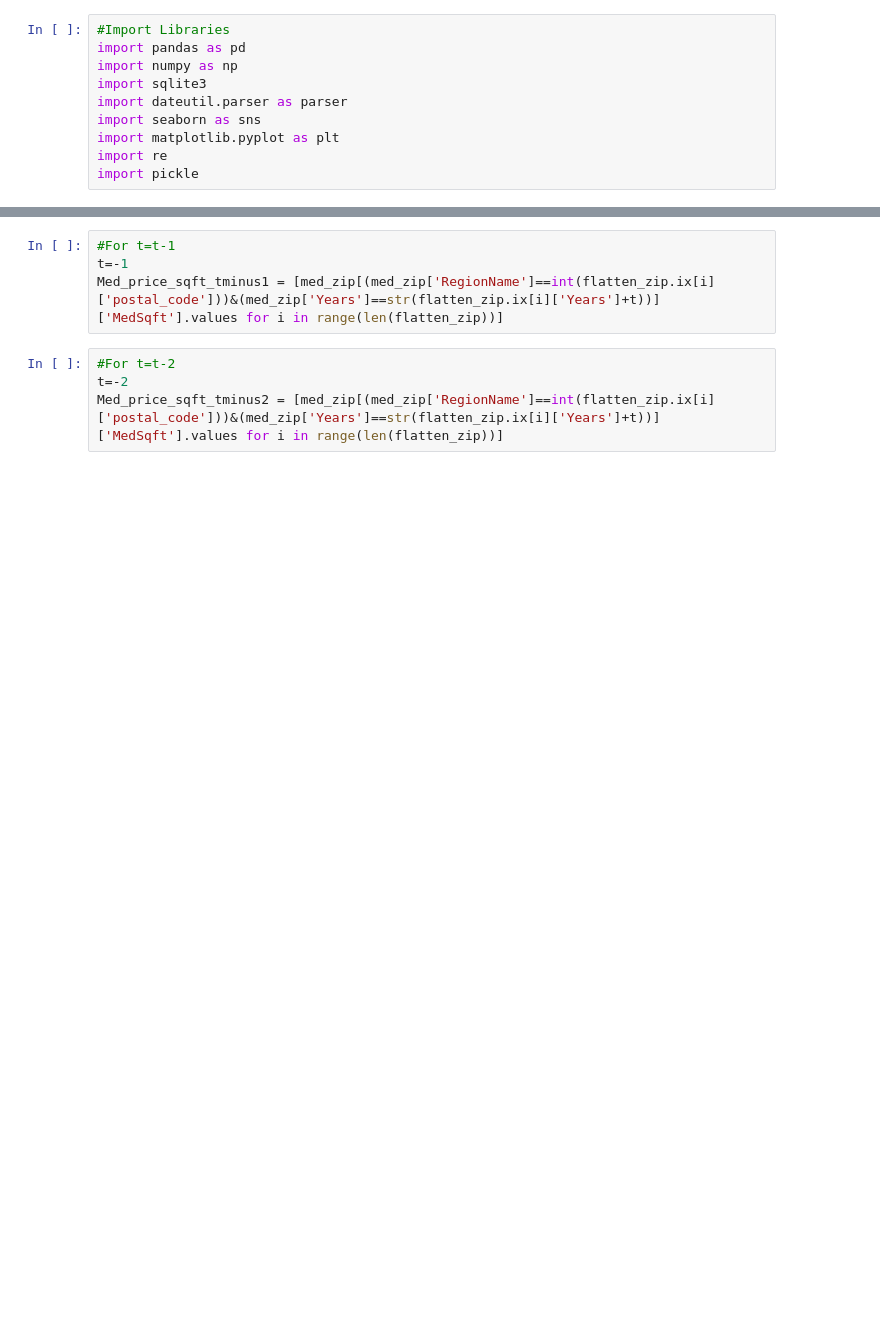
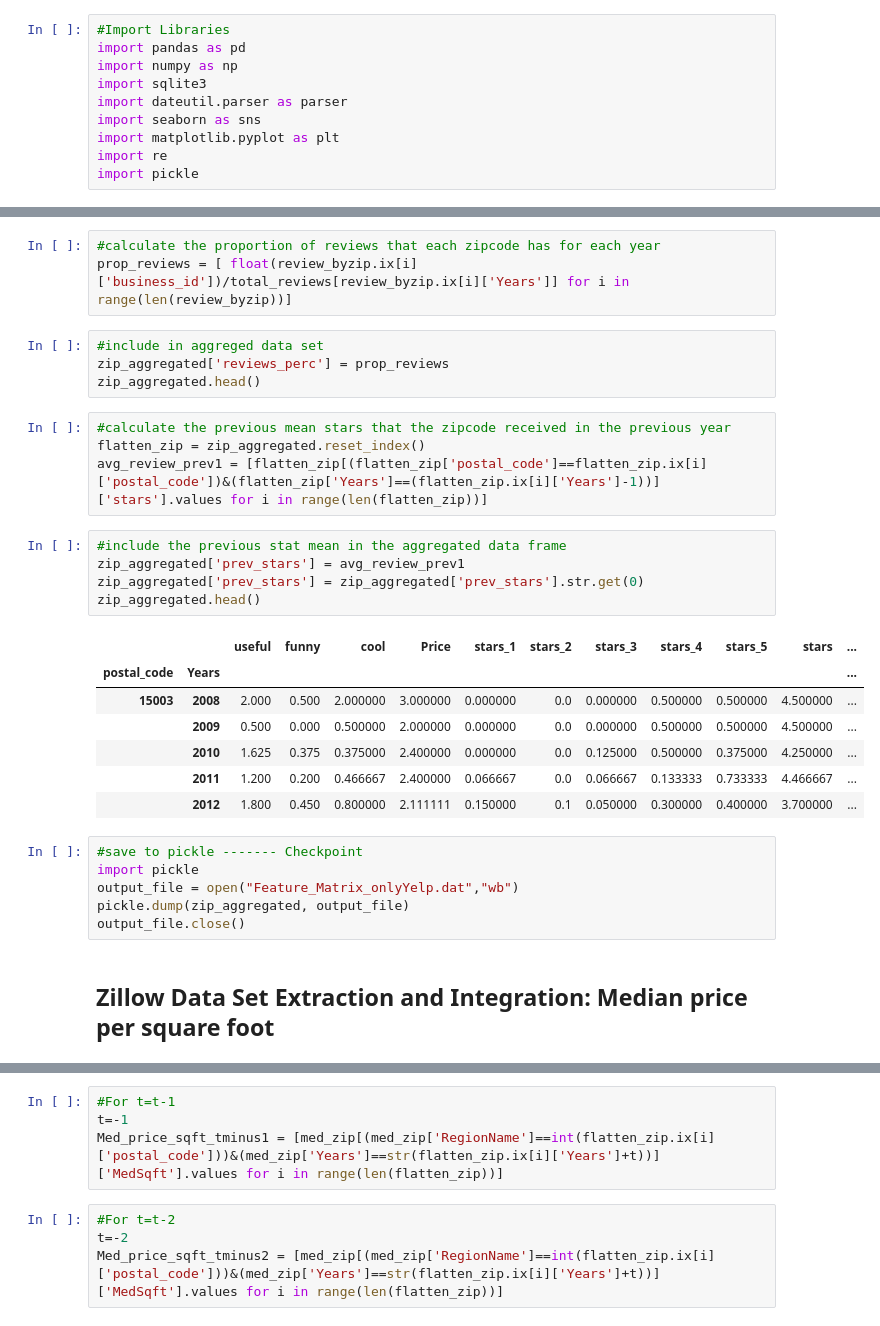
Before and after one commit to joroscha/ml, a Jupyter notebook: Feature Creation.ipynb, the cells around one changed output, grey strips where cells are left out. Saved outputs shown, nothing was run; the diff lists cells and outputs as text; blank space fills up the shorter version.

Commit message:
Commented each step

```diff
--- a/Feature Creation.ipynb
+++ b/Feature Creation.ipynb
@@ -542,0 +183,32 @@ zip_aggregated
+# %%
+#calculate the proportion of reviews that each zipcode has for each year
+prop_reviews = [ float(review_byzip.ix[i]['business_id'])/total_reviews[review_byzip.ix[i]['Years']] for i in range(len(review_byzip))]
+# %%
+#include in aggreged data set
+zip_aggregated['reviews_perc'] = prop_reviews
+zip_aggregated.head()
+# %%
+#calculate the previous mean stars that the zipcode received in the previous year
+flatten_zip = zip_aggregated.reset_index()
+avg_review_prev1 = [flatten_zip[(flatten_zip['postal_code']==flatten_zip.ix[i]['postal_code'])&(flatten_zip['Years']==(flatten_zip.ix[i]['Years']-1))]['stars'].values for i in range(len(flatten_zip))]
+# %%
+#include the previous stat mean in the aggregated data frame
+zip_aggregated['prev_stars'] = avg_review_prev1
+zip_aggregated['prev_stars'] = zip_aggregated['prev_stars'].str.get(0)
+zip_aggregated.head()
+# %% [output]
+|  |  | useful | funny | cool | Price | stars_1 | stars_2 | stars_3 | stars_4 | stars_5 | stars | ... |
+| postal_code | Years |  |  |  |  |  |  |  |  |  |  | ... |
+| 15003 | 2008 | 2.000 | 0.500 | 2.000000 | 3.000000 | 0.000000 | 0.0 | 0.000000 | 0.500000 | 0.500000 | 4.500000 | ... |
+|  | 2009 | 0.500 | 0.000 | 0.500000 | 2.000000 | 0.000000 | 0.0 | 0.000000 | 0.500000 | 0.500000 | 4.500000 | ... |
+|  | 2010 | 1.625 | 0.375 | 0.375000 | 2.400000 | 0.000000 | 0.0 | 0.125000 | 0.500000 | 0.375000 | 4.250000 | ... |
+|  | 2011 | 1.200 | 0.200 | 0.466667 | 2.400000 | 0.066667 | 0.0 | 0.066667 | 0.133333 | 0.733333 | 4.466667 | ... |
+|  | 2012 | 1.800 | 0.450 | 0.800000 | 2.111111 | 0.150000 | 0.1 | 0.050000 | 0.300000 | 0.400000 | 3.700000 | ... |
+# %%
+#save to pickle ------- Checkpoint
+import pickle
+output_file = open("Feature_Matrix_onlyYelp.dat","wb")
+pickle.dump(zip_aggregated, output_file)
+output_file.close()
+# %% [markdown]
+## Zillow Data Set Extraction and Integration: Median price per square foot
```
Also changed, not shown: parts of 90 cells of this notebook.
